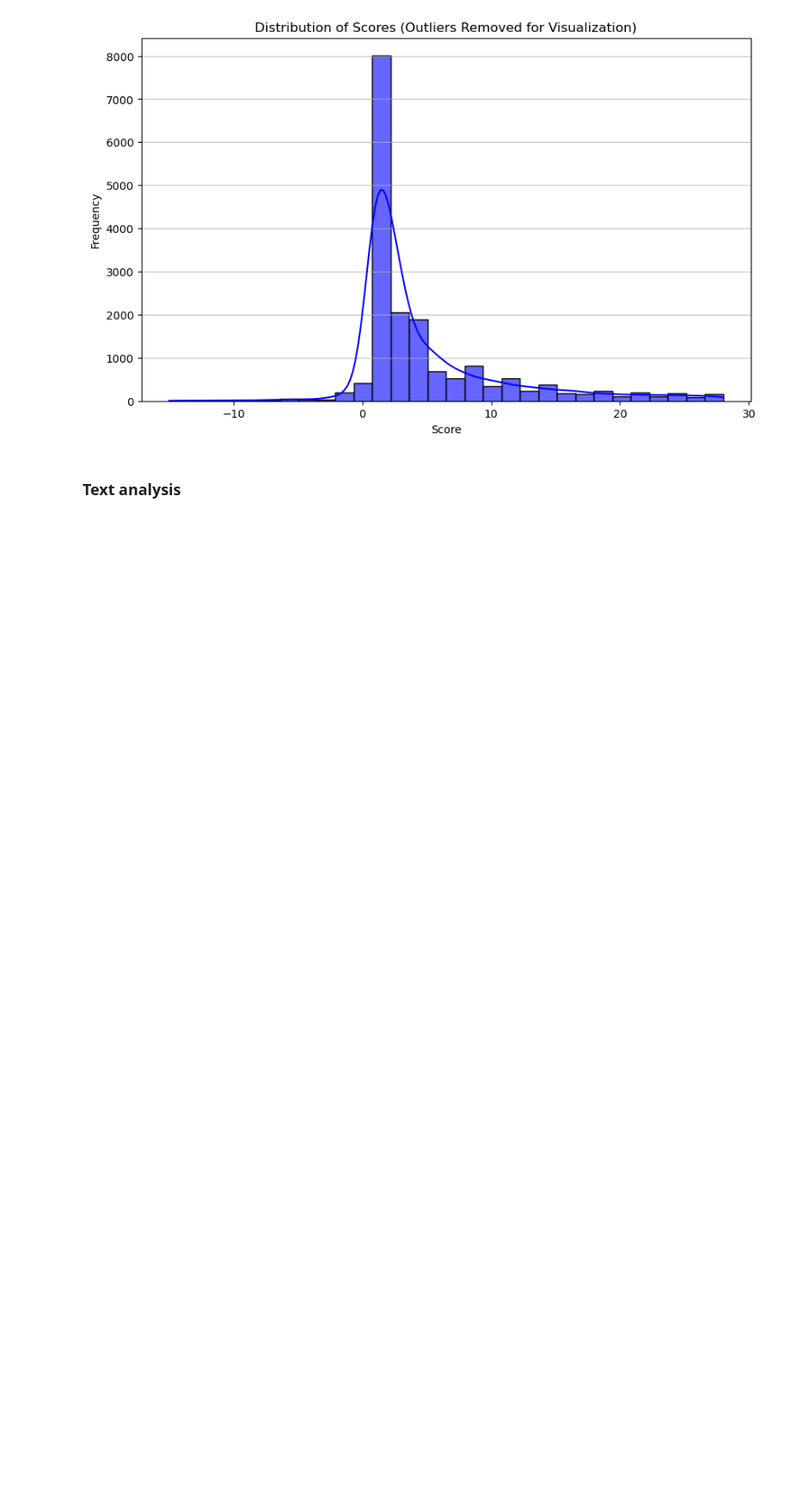
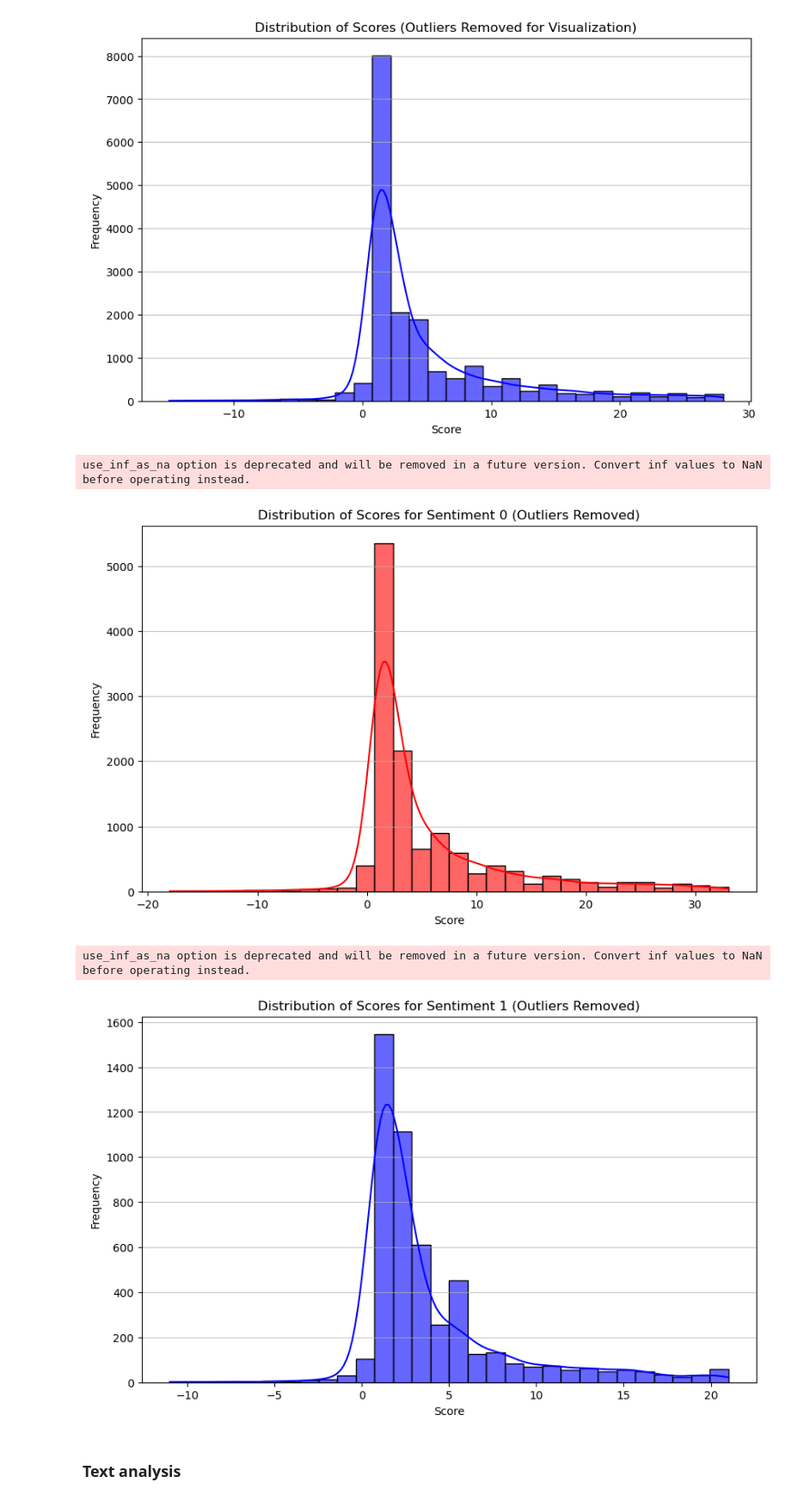
Before and after one commit to ilyasyeskenov/Reddit_sentiment_analysis, a Jupyter notebook: EDA.ipynb, the cells around one changed output. Shown at 86% size. Drawn from its saved outputs; the diff is of its cells as text; code cells hidden in the pictures; blank space fills up the shorter version.

```diff
--- a/EDA.ipynb
+++ b/EDA.ipynb
@@ -252,6 +252,47 @@ plt.grid(axis='y', alpha=0.75)
 plt.show()
 # %% [output]
 [figure]
+# %%
+import matplotlib.pyplot as plt
+import seaborn as sns
+
+# Assuming 'data' is your DataFrame and 'mysentiment' column exists
+
+# Function to plot score distribution for a given sentiment
+def plot_sentiment_distribution(sentiment_value):
+    # Step 1: Filter data for the specific sentiment
+    sentiment_data = data[data['mysentiment'] == sentiment_value]
+
+    # Step 2: Identify outliers using IQR method
+    Q1 = sentiment_data['score'].quantile(0.25)
+    Q3 = sentiment_data['score'].quantile(0.75)
+    IQR = Q3 - Q1
+
+    lower_bound = Q1 - 1.5 * IQR
+    upper_bound = Q3 + 1.5 * IQR
+
+    # Step 3: Create a subset for plotting (without modifying the original DataFrame)
+    plot_data = sentiment_data[(sentiment_data['score'] >= lower_bound) & (sentiment_data['score'] <= upper_bound)]
+
+    # Step 4: Visualize the cleaned data
+    plt.figure(figsize=(10, 6))
+    sns.histplot(plot_data['score'], bins=30, kde=True, color='blue' if sentiment_value == 1 else 'red', alpha=0.6)
+    plt.title(f'Distribution of Scores for Sentiment {sentiment_value} (Outliers Removed)')
+    plt.xlabel('Score')
+    plt.ylabel('Frequency')
+    plt.grid(axis='y', alpha=0.75)
+    plt.show()
+
+# Plot for negative sentiment (0)
+plot_sentiment_distribution(0)
+
+# Plot for positive sentiment (1)
+plot_sentiment_distribution(1)
+# %% [output]
+use_inf_as_na option is deprecated and will be removed in a future version. Convert inf values to NaN before operating instead.
+[figure, added]
+use_inf_as_na option is deprecated and will be removed in a future version. Convert inf values to NaN before operating instead.
+[figure, added]
 # %% [markdown]
 ### Text analysis
 # %%
```
Also changed, not shown: parts of 1 cell of this notebook, 1 other file.
